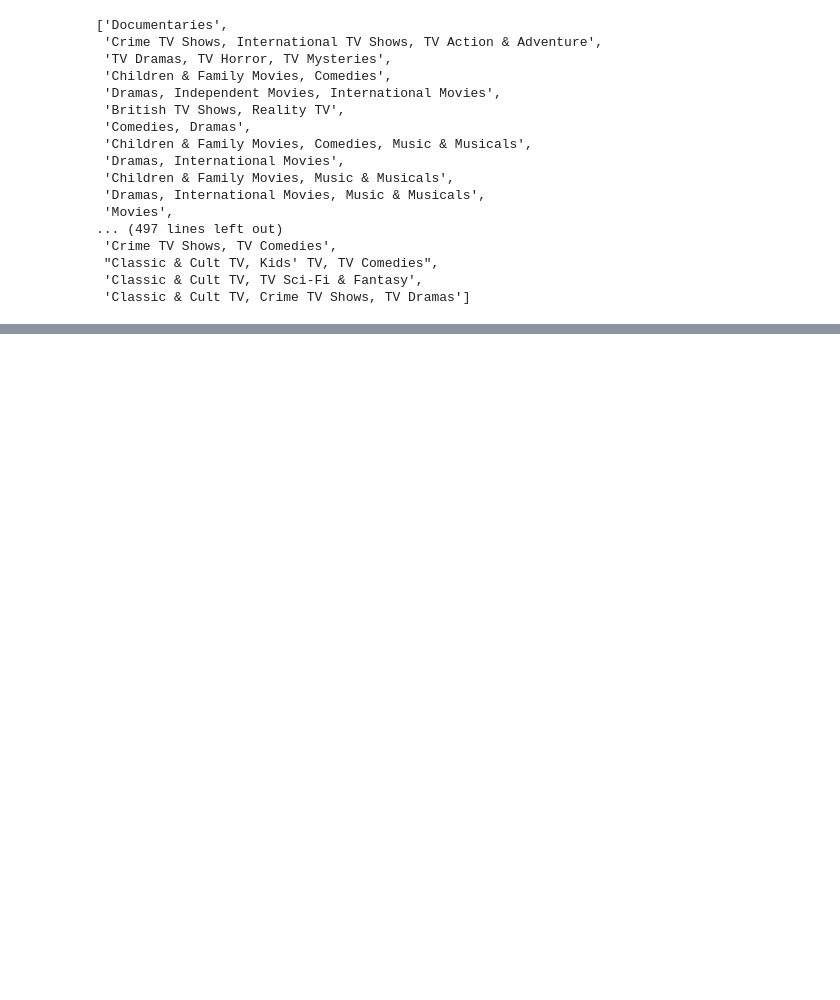
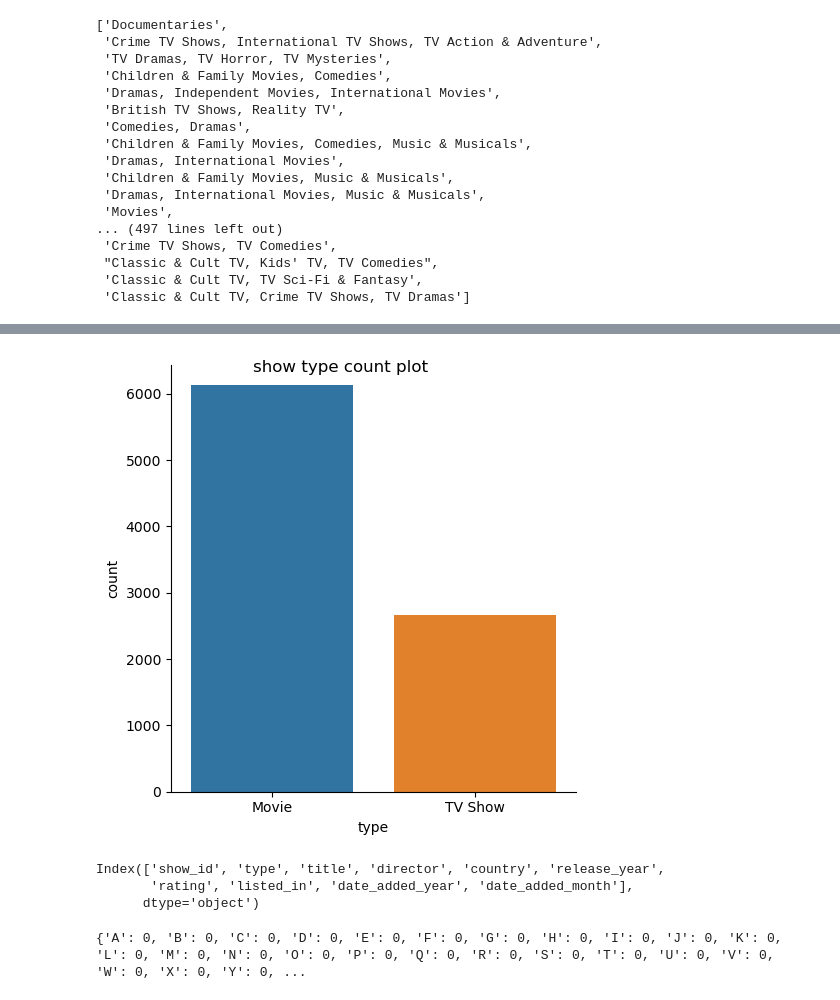
Before and after one commit to HaileleulGirma/Netflix-data-exploration, a Jupyter notebook: Netflix data EDA.ipynb, the cells around one changed output, grey strips where cells are left out. Drawn from its saved outputs; the diff is of its cells as text; code cells hidden in the pictures; blank space fills up the shorter version.

Commit message:
type, rating and title plots added

```diff
--- a/Netflix data EDA.ipynb
+++ b/Netflix data EDA.ipynb
@@ -93,8 +94,6 @@ tmp_input_data.head().T
 len(input_data['director'].unique())
 # %% [output]
 4528
-# %%
-movie_pattern = re.compile(r'')
 # %%
 def extract_number(text):
     match = re.search(r'\d+', str(text))
@@ -314,2 +212,0 @@ list
-# %%
-tmp_input_data[spl_genre] = tmp_input_data['listed_in'].apply(extract_genre)
@@ -319,0 +233,10 @@ fig, ax = plt.s
+# %%
+sns.catplot(kind='count',
+           data=tmp_input_data,
+           x='type',
+           hue='type')
+
+plt.suptitle('show type count plot')
+plt.savefig('images/show type count');
+# %% [output]
+[figure, added]
@@ -319,0 +245,6 @@ fig, ax = plt.s
+# %%
+data_cols[:10]
+# %% [output]
+Index(['show_id', 'type', 'title', 'director', 'country', 'release_year',
+       'rating', 'listed_in', 'date_added_year', 'date_added_month'],
+      dtype='object')
@@ -319,0 +256,4 @@ fig, ax = plt.s
+# %%
+print(title_starting_alpha)
+# %% [output]
+{'A': 0, 'B': 0, 'C': 0, 'D': 0, 'E': 0, 'F': 0, 'G': 0, 'H': 0, 'I': 0, 'J': 0, 'K': 0, 'L': 0, 'M': 0, 'N': 0, 'O': 0, 'P': 0, 'Q': 0, 'R': 0, 'S': 0, 'T': 0, 'U': 0, 'V': 0, 'W': 0, 'X': 0, 'Y': 0, ...
```
Also changed, not shown: parts of 36 cells of this notebook, 3 other files.
